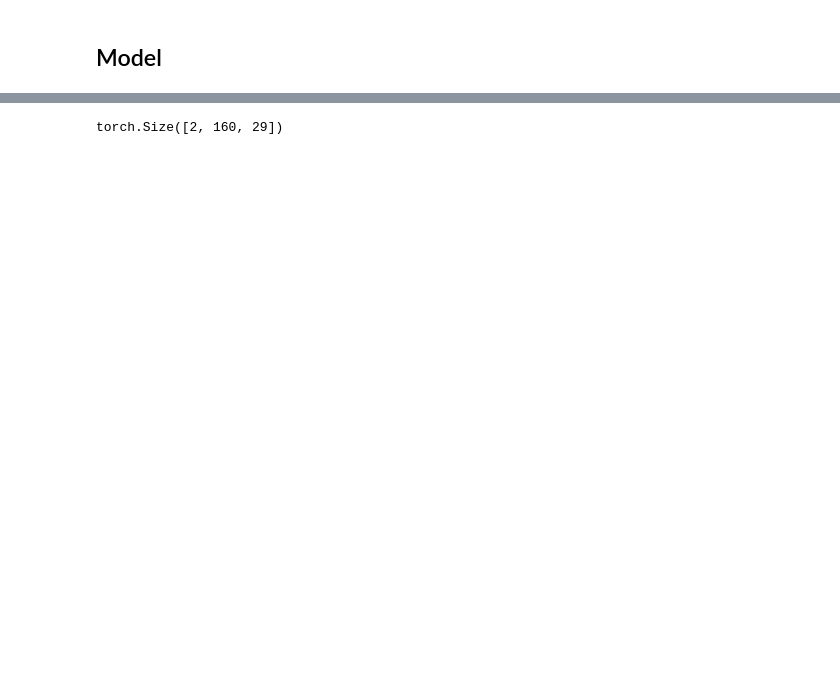
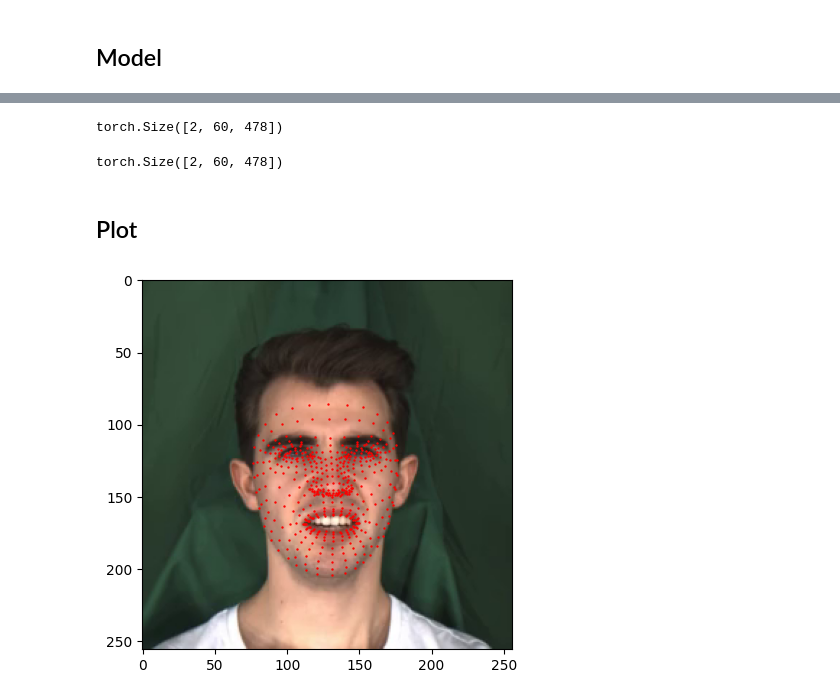
Before and after one commit to sowwnn/KFusion-Dual-Domain-for-Speech-to-Landmarks, a Jupyter notebook: main.ipynb, the cells around one changed output, grey strips where cells are left out. Drawn from its saved outputs; the diff is of its cells as text; code cells hidden in the pictures; blank space fills up the shorter version.

```diff
--- a/main.ipynb
+++ b/main.ipynb
@@ -20,11 +20,19 @@ Sample Rate: 16000
 Labels: ('-', '|', 'E', 'T', 'A', 'O', 'N', 'I', 'H', 'S', 'R', 'D', 'L', 'U', 'M', 'W', 'C', 'F', 'G', 'Y', 'P', 'B', 'V', 'K', "'", 'X', 'J', 'Q', 'Z')
 <class 'torchaudio.models.wav2vec2.model.Wav2Vec2Model'>
 # %%
-waveform, sample_rate = torchaudio.load("temp/data/M003_angry_level_1_001.wav")
-vid = io.read_video(f"temp/data/M003_front_angry_level_1_001.mp4", pts_unit="sec",output_format="TCHW")[0]
-target =  torch.from_numpy(np.load(f"temp/data/M003_front_angry_level_1_001.npy"))
+waveform, sample_rate = torchaudio.load("dataset/audios/M003_angry_level_2_028.wav")
+vid = io.read_video(f"temp/data/M003_front_angry_level_1_001.mp4", pts_unit="sec", output_format="TCHW")[0][:60]
+target =  torch.from_numpy(np.load(f"temp/data/M003_front_angry_level_1_001.npy")).permute(2,0,1)[:,:60]
 waveform = waveform.to(device)
 if sample_rate != bundle.sample_rate:
     waveform = torchaudio.functional.resample(waveform, sample_rate, bundle.sample_rate)
+    waveform = waveform[:, :bundle.sample_rate * 2]
+with torch.inference_mode():
+    emission, _ = model(waveform)
 
-transformer_model = torch.nn.Transformer(nhead=16, num_encoder_layers=12)
+
+print(f"Video shape: {vid.shape}")
+print(f"Input shape: {waveform.shape}")
+print("-"*30)
+print(f"Target shape: {target.shape}")
+print(f"Vec shape: {emission.shape}")
@@ -56,4 +46,0 @@ output, (hn, cn) = rnn(input, (h0, c0))
-# %%
-emission.shaep
-# %% [output]
-torch.Size([2, 160, 29])
@@ -59,0 +52,26 @@ torch.Size([2, 160, 29])
+# %%
+with torch.no_grad():
+    x = cvt1(emission)
+    x = cvt2(x)
+    x = transformer_model(x,x)
+    x = cvb(x)
+    y = torch.sigmoid(x)
+
+
+y.shape
+# %% [output]
+torch.Size([2, 60, 478])
+# %%
+target.shape
+# %% [output]
+torch.Size([2, 60, 478])
+# %% [markdown]
+## Plot
+# %%
+import matplotlib.pyplot as plt
+plt.imshow(vid[0].permute(1,2,0))
+target = target.permute(1,2,0)
+plt.scatter(target[0][:,0]*256, target[0][:,1]*256,  c='r',s=0.5)
+plt.show()
+# %% [output]
+[figure, added]
```
Also changed, not shown: parts of 10 cells of this notebook, 10 other files.
